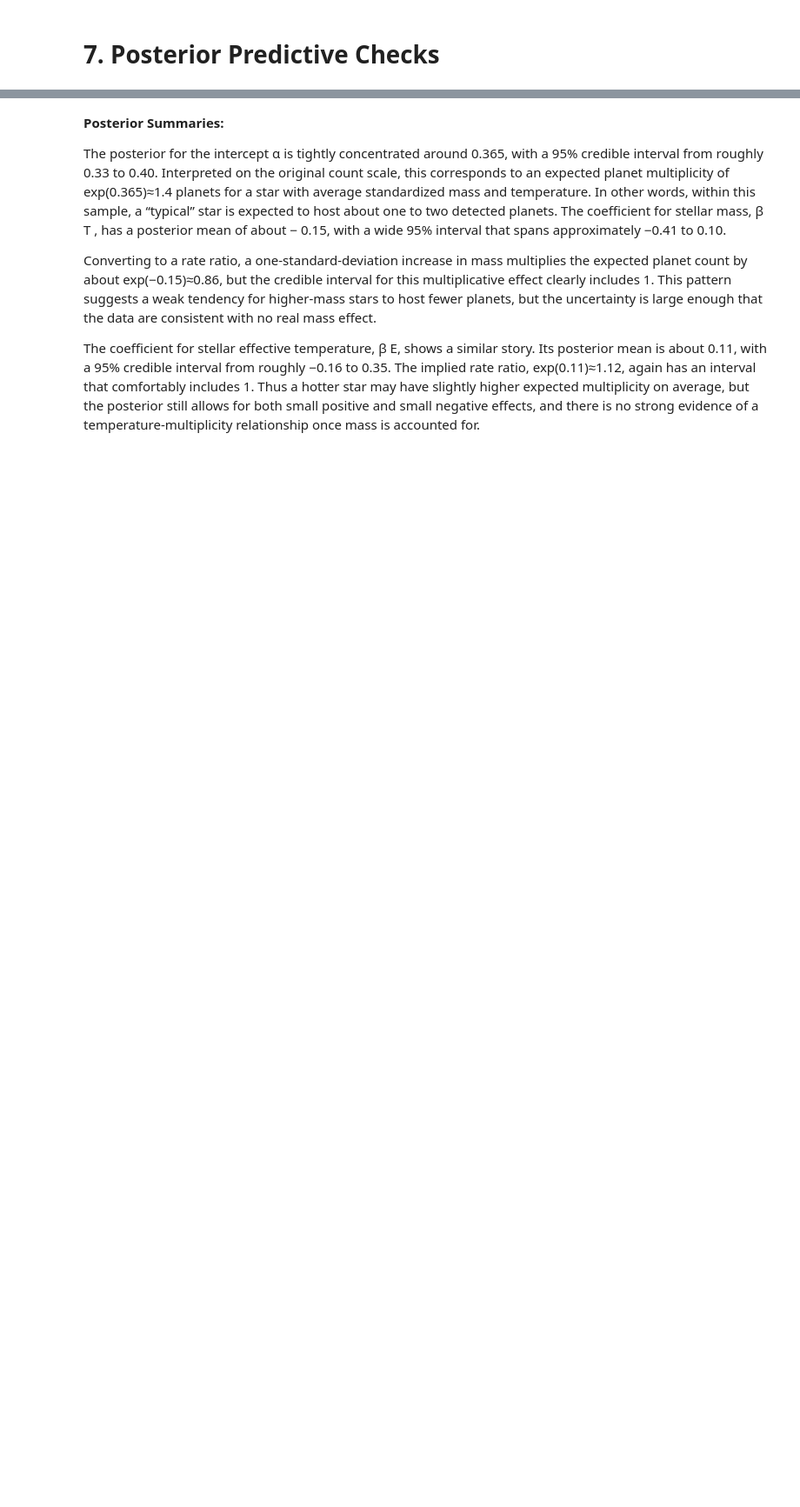
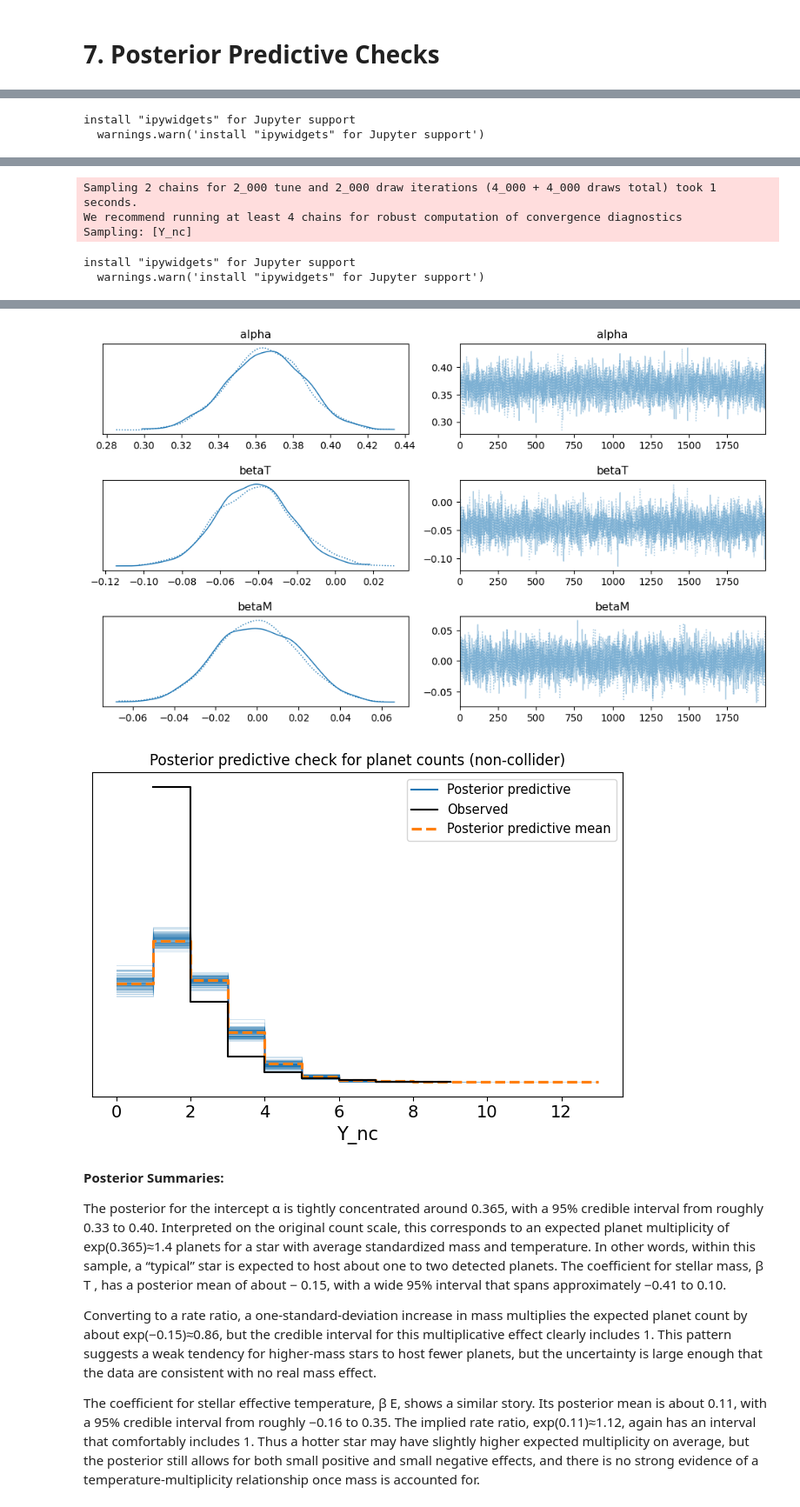
Before and after one commit to DecodeAndCode/Habitable-Exoplanet, a Jupyter notebook: Exoplanet_prediction_final1.ipynb, the cells around one changed output, grey strips where cells are left out. Shown at 87% size. Drawn from its saved outputs; the diff is of its cells as text; code cells hidden in the pictures; blank space fills up the shorter version.

Commit message:
final checks

```diff
--- a/Exoplanet_prediction_final1.ipynb
+++ b/Exoplanet_prediction_final1.ipynb
@@ -397,0 +423,18 @@ idata_light = az.InferenceData(
+# %%
+with pm.Model() as noncollider_model:
+    alpha_nc = pm.Normal("alpha", mu=0.4, sigma=0.6)
+    betaT_nc = pm.Normal("betaT", mu=0.0, sigma=0.1)
+    betaM_nc = pm.Normal("betaM", mu=0.0, sigma=0.1)
+
+    eta_nc = alpha_nc + betaT_nc * Tdata + betaM_nc * Mdata
+    lam_nc = pm.math.exp(eta_nc)
+
+    Y_nc = pm.Poisson("Y_nc", mu=lam_nc, observed=Ydata)
+
+    idata_nc = pm.sample(
+        draws=2000,
+        tune=2000,
+        target_accept=0.9,
+        chains=2,
+        random_seed=123,
+    )
@@ -438,0 +514,36 @@ plt.show()
+# %%
+with noncollider_model:
+    idata_nc = pm.sample(
+        draws=2000,
+        tune=2000,
+        target_accept=0.9,
+        chains=2,
+        random_seed=123,
+    )
+    idata_nc = pm.sample_posterior_predictive(
+        idata_nc,
+        extend_inferencedata=True,
+        random_seed=123,
+    )
+
+
+az.plot_trace(
+    idata_nc,
+    var_names=["alpha", "betaT", "betaM"],
+    compact=True,
+    figsize=(10, 6),
+)
+plt.tight_layout(pad=1.5)
+plt.show()
+
+
+az.plot_ppc(
+    idata_nc,
+    group="posterior",
+    data_pairs={"Y_nc": "Y_nc"},
+    num_pp_samples=100,
+)
+plt.title("Posterior predictive check for planet counts (non-collider)")
+plt.tight_layout()
+plt.show()
+# %% [output]
@@ -438,0 +553,2 @@ plt.show()
+install "ipywidgets" for Jupyter support
+  warnings.warn('install "ipywidgets" for Jupyter support')
@@ -438,0 +556,5 @@ plt.show()
+Sampling 2 chains for 2_000 tune and 2_000 draw iterations (4_000 + 4_000 draws total) took 1 seconds.
+We recommend running at least 4 chains for robust computation of convergence diagnostics
+Sampling: [Y_nc]
+install "ipywidgets" for Jupyter support
+  warnings.warn('install "ipywidgets" for Jupyter support')
@@ -439,3 +562,5 @@ plt.show()
+[figure, added]
+[figure, added]
 # %% [markdown]
 **Posterior Summaries:**
 
```
Also changed, not shown: parts of 12 cells of this notebook, 1 other file.
